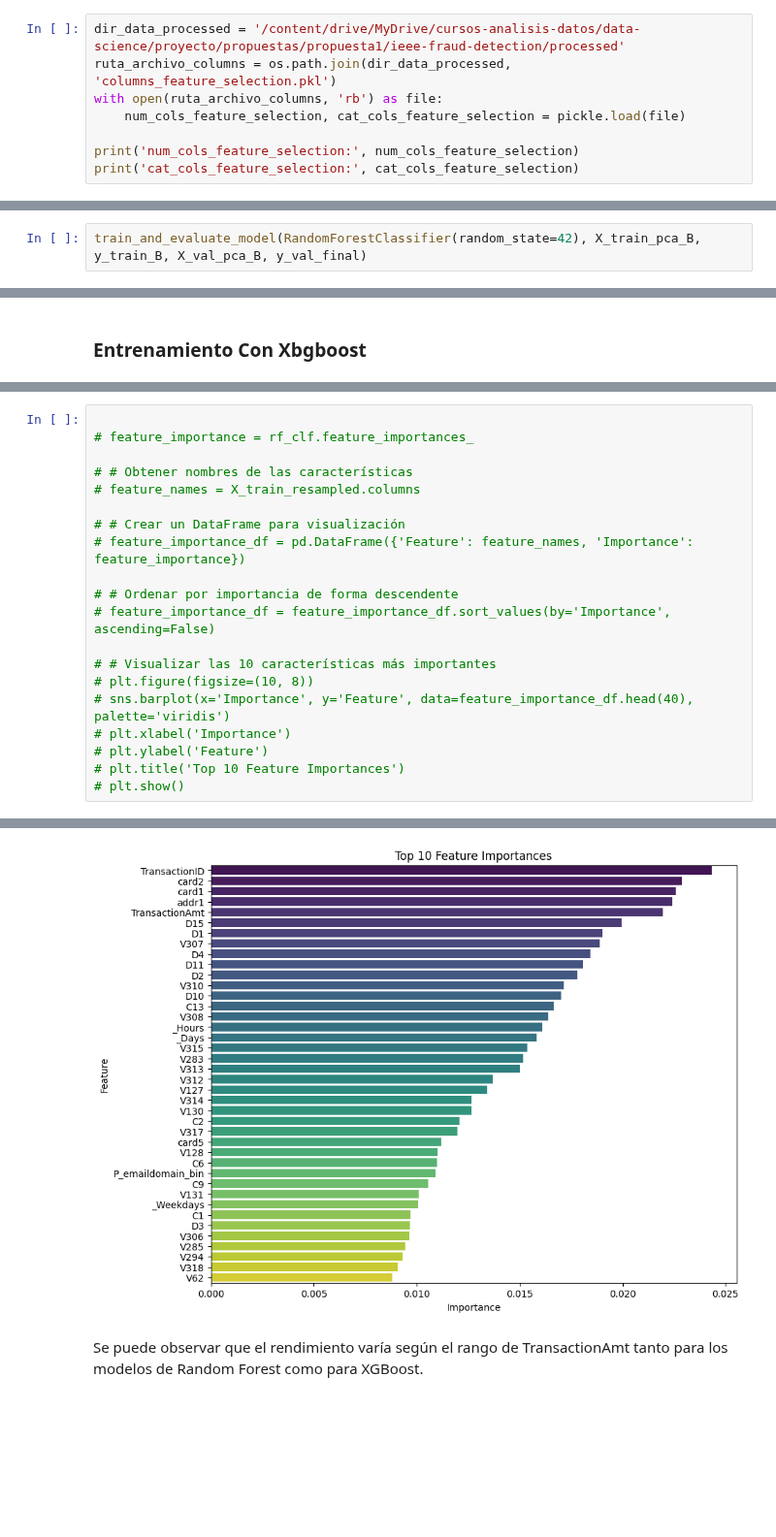
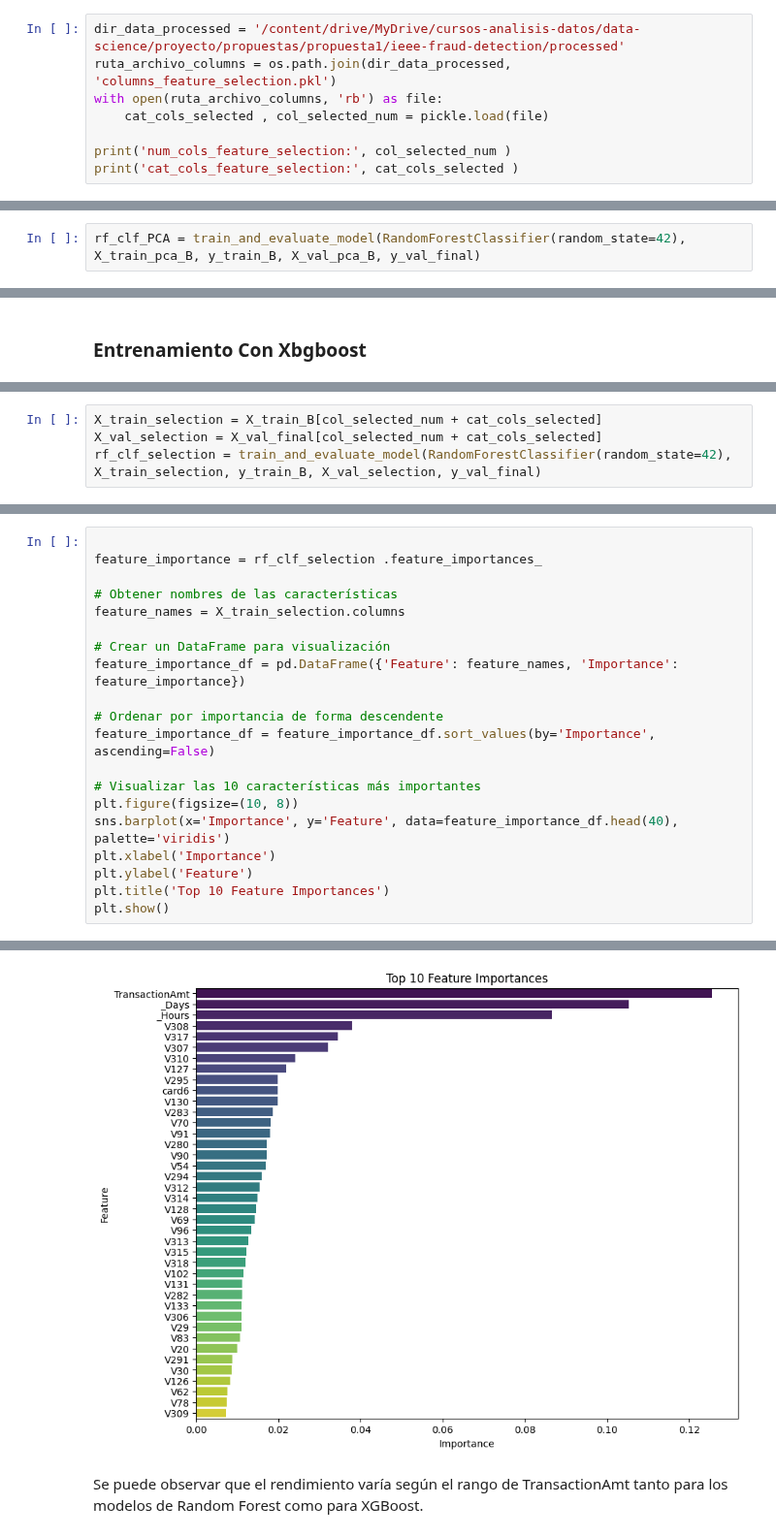
Before and after one commit to JRamos84/deteccion_fraude, a Jupyter notebook: notebooks/04_modeling.ipynb, the cells around one changed output, grey strips where cells are left out. Shown at 97% size. Drawn from its saved outputs; the diff is of its cells as text; blank space fills up the shorter version.

Commit message:
agrego entrenamiento con columnas de feature selection

```diff
--- a/notebooks/04_modeling.ipynb
+++ b/notebooks/04_modeling.ipynb
@@ -162,7 +190,7 @@ print(y_test_final.shape)
 dir_data_processed = '/content/drive/MyDrive/cursos-analisis-datos/data-science/proyecto/propuestas/propuesta1/ieee-fraud-detection/processed'
 ruta_archivo_columns = os.path.join(dir_data_processed, 'columns_feature_selection.pkl')
 with open(ruta_archivo_columns, 'rb') as file:
-    num_cols_feature_selection, cat_cols_feature_selection = pickle.load(file)
+    cat_cols_selected , col_selected_num = pickle.load(file)
 
-print('num_cols_feature_selection:', num_cols_feature_selection)
-print('cat_cols_feature_selection:', cat_cols_feature_selection)
+print('num_cols_feature_selection:', col_selected_num )
+print('cat_cols_feature_selection:', cat_cols_selected )
@@ -354,3 +420,3 @@ El tiempo de entrenamiento fue de 0.08 segundos
 # %%
-train_and_evaluate_model(RandomForestClassifier(random_state=42), X_train_pca_B, y_train_B, X_val_pca_B, y_val_final)
+rf_clf_PCA = train_and_evaluate_model(RandomForestClassifier(random_state=42), X_train_pca_B, y_train_B, X_val_pca_B, y_val_final)
 # %% [output]
@@ -391,0 +514,4 @@ weighted avg       0.97      0.74      0.84     52031
+# %%
+X_train_selection = X_train_B[col_selected_num + cat_cols_selected]
+X_val_selection = X_val_final[col_selected_num + cat_cols_selected]
+rf_clf_selection = train_and_evaluate_model(RandomForestClassifier(random_state=42), X_train_selection, y_train_B, X_val_selection, y_val_final)
@@ -392,28 +543,28 @@ weighted avg       0.97      0.74      0.84     52031
 # %%
 
-# feature_importance = rf_clf.feature_importances_
+feature_importance = rf_clf_selection .feature_importances_
 
-# # Obtener nombres de las características
-# feature_names = X_train_resampled.columns
+# Obtener nombres de las características
+feature_names = X_train_selection.columns
 
-# # Crear un DataFrame para visualización
-# feature_importance_df = pd.DataFrame({'Feature': feature_names, 'Importance': feature_importance})
+# Crear un DataFrame para visualización
+feature_importance_df = pd.DataFrame({'Feature': feature_names, 'Importance': feature_importance})
 
-# # Ordenar por importancia de forma descendente
-# feature_importance_df = feature_importance_df.sort_values(by='Importance', ascending=False)
+# Ordenar por importancia de forma descendente
+feature_importance_df = feature_importance_df.sort_values(by='Importance', ascending=False)
 
-# # Visualizar las 10 características más importantes
-# plt.figure(figsize=(10, 8))
-# sns.barplot(x='Importance', y='Feature', data=feature_importance_df.head(40), palette='viridis')
-# plt.xlabel('Importance')
-# plt.ylabel('Feature')
-# plt.title('Top 10 Feature Importances')
-# plt.show()
+# Visualizar las 10 características más importantes
+plt.figure(figsize=(10, 8))
+sns.barplot(x='Importance', y='Feature', data=feature_importance_df.head(40), palette='viridis')
+plt.xlabel('Importance')
+plt.ylabel('Feature')
+plt.title('Top 10 Feature Importances')
+plt.show()
 # %% [output]
 Passing `palette` without assigning `hue` is deprecated and will be removed in v0.14.0. Assign the `y` variable to `hue` and set `legend=False` for the same effect.
 
   sns.barplot(x='Importance', y='Feature', data=feature_importance_df.head(40), palette='viridis')
-[figure, old version]
+[figure, new version]
 # %% [markdown]
 Se puede observar que el rendimiento varía según el rango de TransactionAmt tanto para los modelos de Random Forest como para XGBoost.
 # %% [markdown]
```
Also changed, not shown: parts of 23 cells of this notebook.
